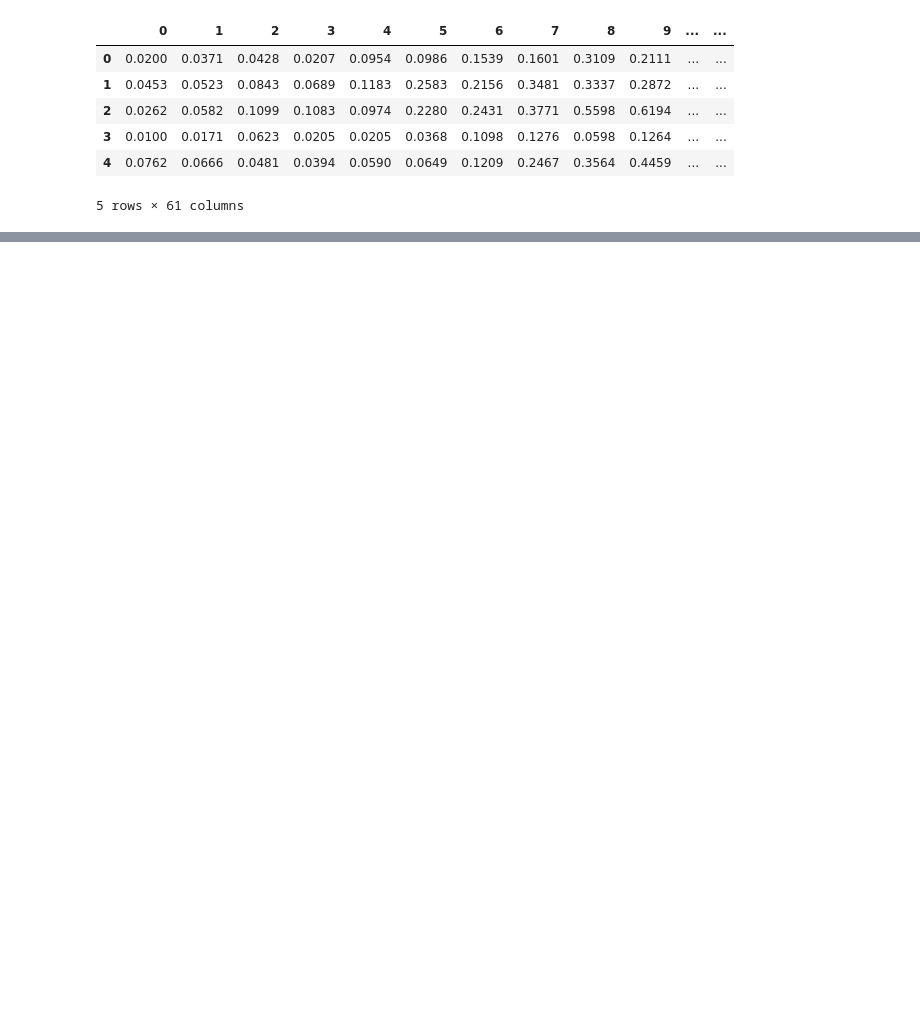
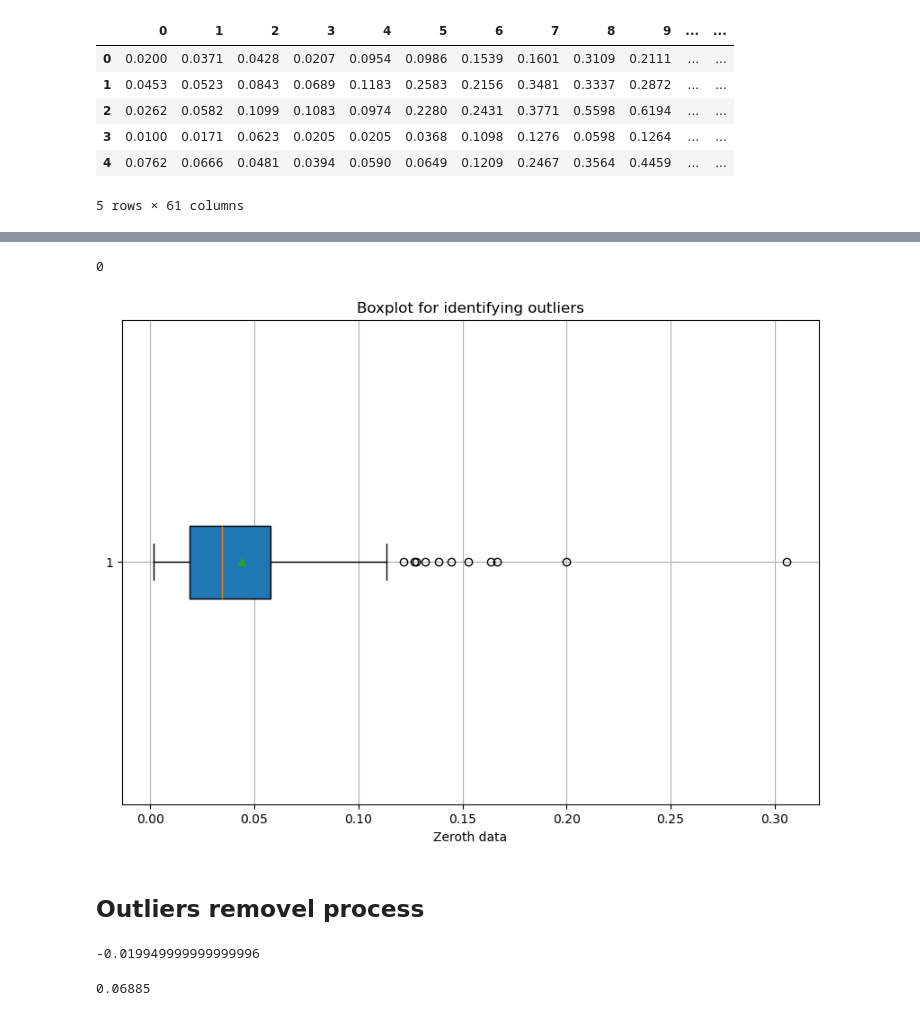
Before and after one commit to Malinda1/Rock_and_mine_prediction_through_neural_network, a Jupyter notebook: Rock_and_Mine_prediction.ipynb, the cells around one changed output, grey strips where cells are left out. Cells and saved outputs as stored; diff of their text form; code cells hidden in the pictures; blank space fills up the shorter version.

```diff
--- a/Rock_and_Mine_prediction.ipynb
+++ b/Rock_and_Mine_prediction.ipynb
@@ -22,0 +58,20 @@ data01.head()
+# %%
+data01.isnull().sum().sum()
+# %% [output]
+0
+# %%
+plt.figure(figsize = (10, 7))
+
+plt.boxplot(data01[2],
+           vert = False,
+            patch_artist = True,
+            showmeans = True
+           )
+plt.title('Boxplot for identifying outliers')
+plt.xlabel('Zeroth data')
+plt.grid(True)
+plt.show()
+# %% [output]
+[figure, added]
+# %% [markdown]
+## Outliers removel process
@@ -22,0 +86,8 @@ data01.head()
+# %%
+lower_bound
+# %% [output]
+-0.019949999999999996
+# %%
+upper_bound
+# %% [output]
+0.06885
```
Also changed, not shown: parts of 5 cells of this notebook.
